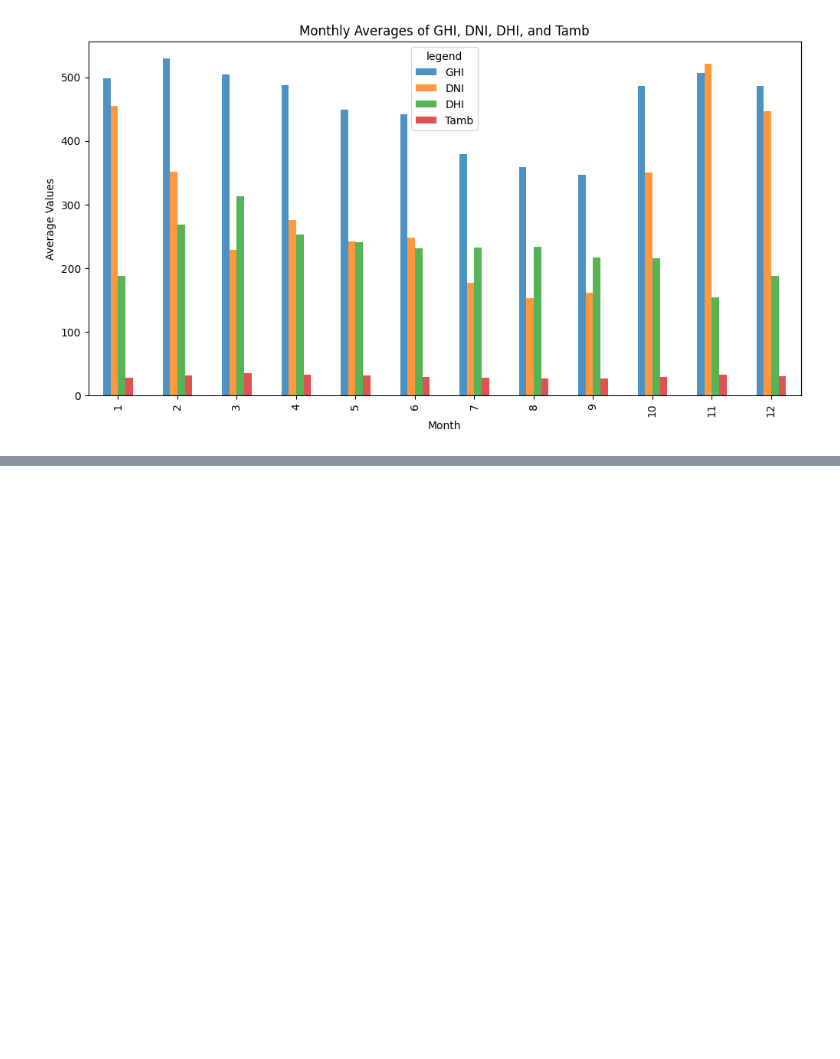
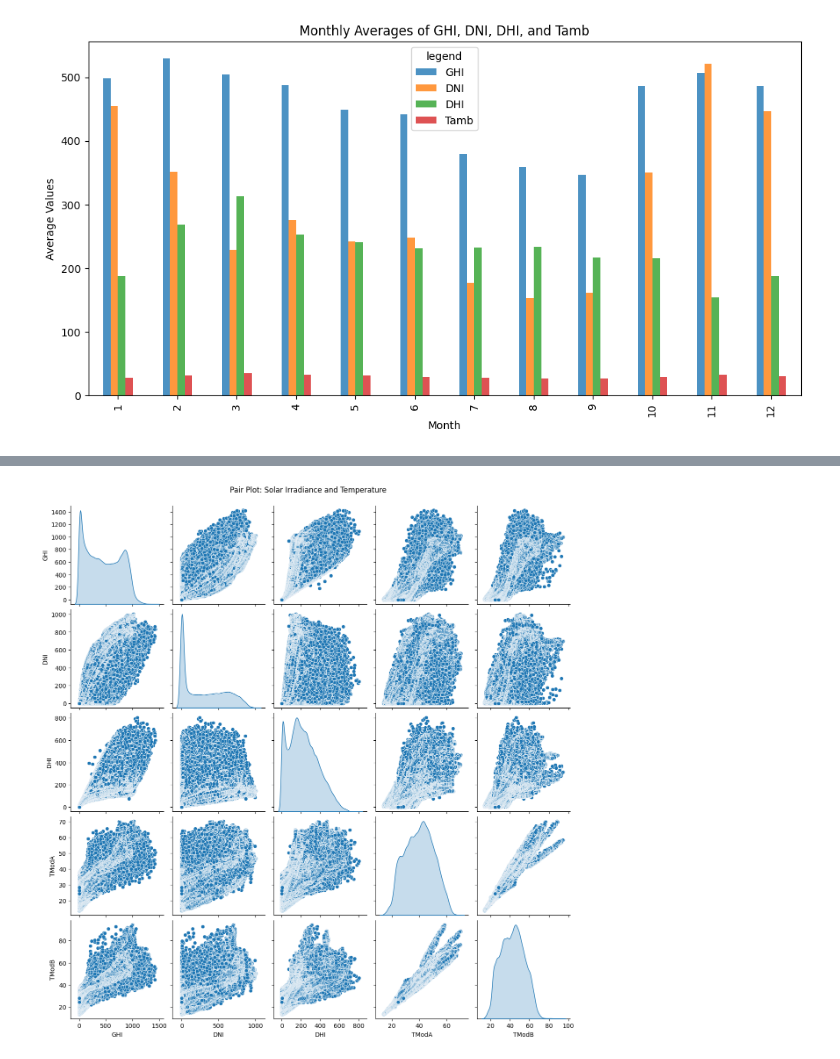
Before and after one commit to hiwothadush/Task-1, a Jupyter notebook: Task_1.ipynb, the cells around one changed output, grey strips where cells are left out. Drawn from its saved outputs; the diff is of its cells as text; code cells hidden in the pictures; blank space fills up the shorter version.

```diff
--- a/Task_1.ipynb
+++ b/Task_1.ipynb
@@ -124,0 +141,7 @@ plt.show()
+# %%
+# Pair Plot for Solar and Temperature Variables
+sns.pairplot(data2[['GHI', 'DNI', 'DHI', 'TModA', 'TModB']], diag_kind='kde', palette='coolwarm')
+plt.suptitle('Pair Plot: Solar Irradiance and Temperature', y=1.02)
+plt.show()
+# %% [output]
+[figure, added]
```
Also changed, not shown: parts of 16 cells of this notebook.
